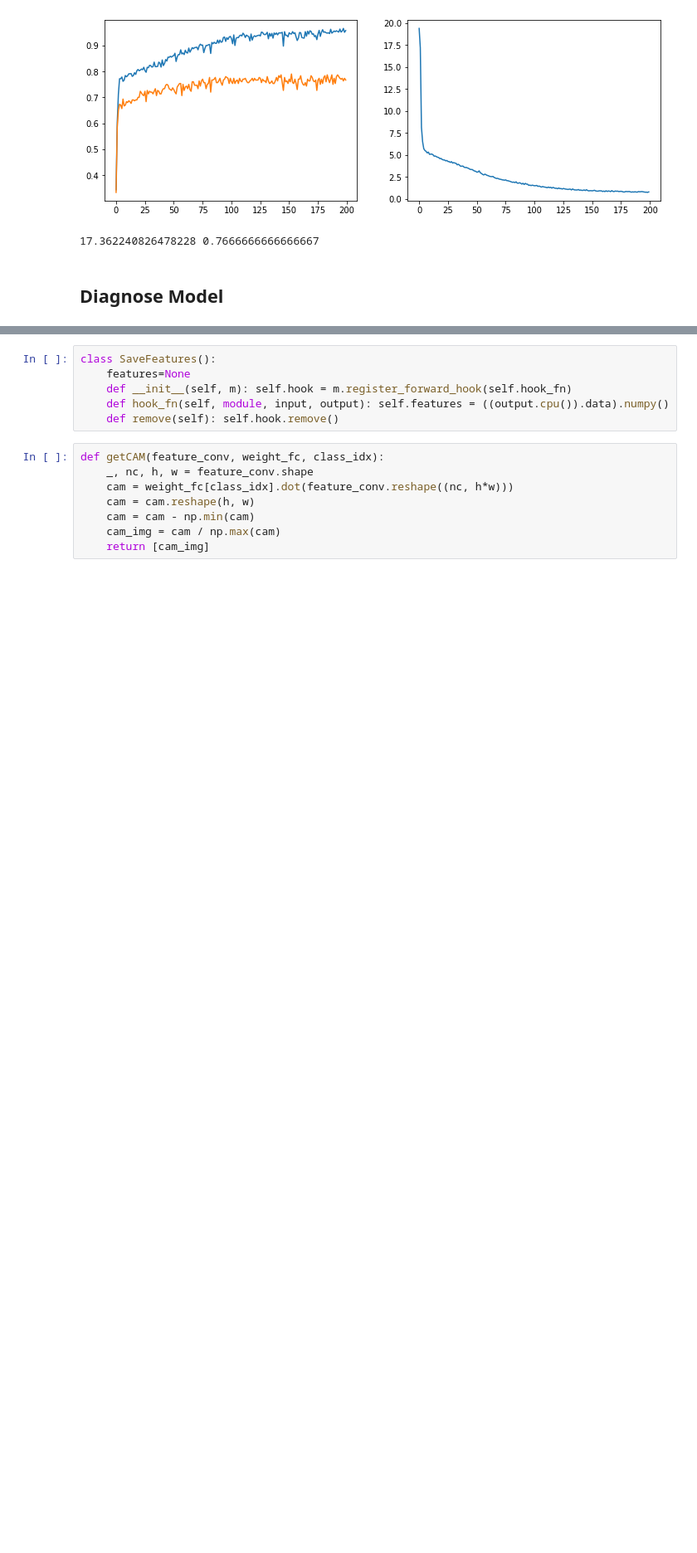
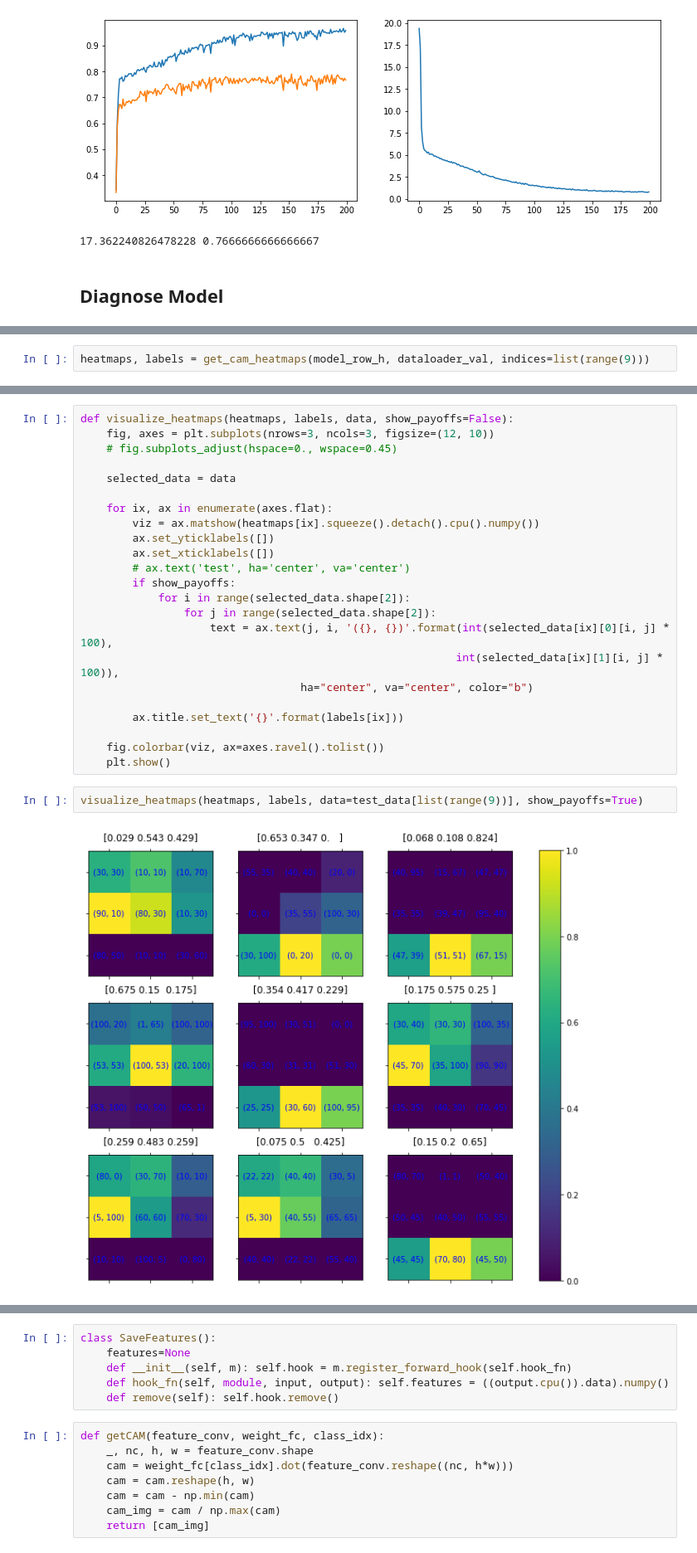
Before and after one commit to mzio/bimatrix-game-net, a Jupyter notebook: notebooks/2.0-mz-convolutional_regression.ipynb, the cells around one changed output, grey strips where cells are left out. Shown at 83% size. Drawn from its saved outputs; the diff is of its cells as text; blank space fills up the shorter version.

```diff
--- a/notebooks/2_0_mz_convolutional_regression.ipynb
+++ b/notebooks/2.0-mz-convolutional_regression.ipynb
@@ -1390,0 +1547,2 @@ Epoch 199 | Training Loss: 0.783641 | Quad Loss: 7.206026 | Acc: 0.957500 | Val
+# %%
+heatmaps, labels = get_cam_heatmaps(model_row_h, dataloader_val, indices=list(range(9)))
@@ -1390,0 +1553,27 @@ Epoch 199 | Training Loss: 0.783641 | Quad Loss: 7.206026 | Acc: 0.957500 | Val
+# %%
+def visualize_heatmaps(heatmaps, labels, data, show_payoffs=False):
+    fig, axes = plt.subplots(nrows=3, ncols=3, figsize=(12, 10))
+    # fig.subplots_adjust(hspace=0., wspace=0.45)
+
+    selected_data = data
+
+    for ix, ax in enumerate(axes.flat):
+        viz = ax.matshow(heatmaps[ix].squeeze().detach().cpu().numpy())
+        ax.set_yticklabels([])
+        ax.set_xticklabels([])
+        # ax.text('test', ha='center', va='center')
+        if show_payoffs:
+            for i in range(selected_data.shape[2]):
+                for j in range(selected_data.shape[2]):
+                    text = ax.text(j, i, '({}, {})'.format(int(selected_data[ix][0][i, j] * 100),
+                                                          int(selected_data[ix][1][i, j] * 100)),
+                                  ha="center", va="center", color="b")
+
+        ax.title.set_text('{}'.format(labels[ix]))
+
+    fig.colorbar(viz, ax=axes.ravel().tolist())
+    plt.show()
+# %%
+visualize_heatmaps(heatmaps, labels, data=test_data[list(range(9))], show_payoffs=True)
+# %% [output]
+[figure, added]
```
Also changed, not shown: parts of 24 cells of this notebook.
